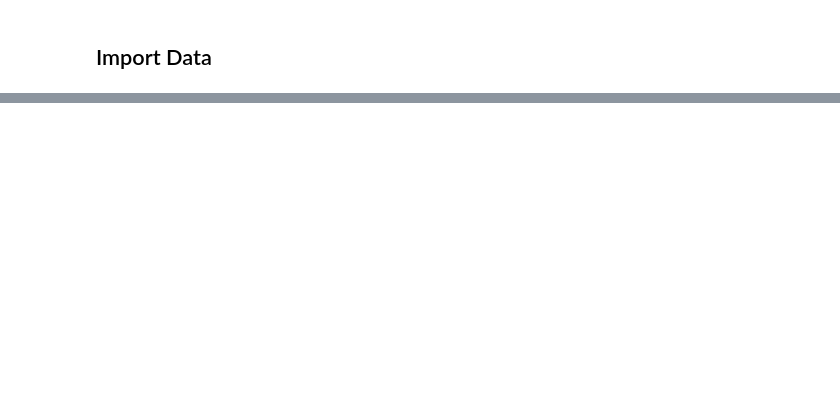
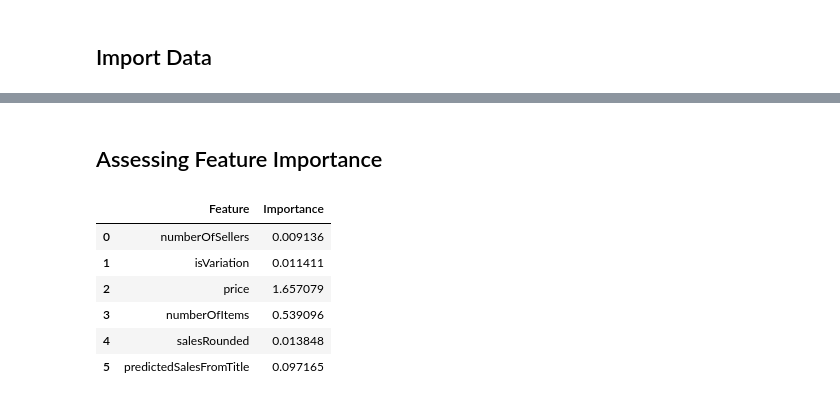
Before and after one commit to regulad/SmartScoutAmazonDataAnalysis, a Jupyter notebook: Amazon_Sales.ipynb, the cells around one changed output, grey strips where cells are left out. Saved outputs shown, nothing was run; the diff lists cells and outputs as text; code cells hidden in the pictures; blank space fills up the shorter version.

```diff
--- a/Amazon_Sales.ipynb
+++ b/Amazon_Sales.ipynb
@@ -250,0 +495,14 @@ InternalError: Failed copying input tensor from /job:localhost/replica:0/task:0/
+# %% [markdown]
+## Assessing Feature Importance
+# %%
+# Create a dataframe with the feature names and their importance
+df_importance = pd.DataFrame({'Feature': df_nn.drop(['sales'], axis=1).columns, 'Importance': abs(nn.layers[0].get_weights()[0].mean(axis=1))})
+df_importance
+# %% [output]
+|  | Feature | Importance |
+| 0 | numberOfSellers | 0.009136 |
+| 1 | isVariation | 0.011411 |
+| 2 | price | 1.657079 |
+| 3 | numberOfItems | 0.539096 |
+| 4 | salesRounded | 0.013848 |
+| 5 | predictedSalesFromTitle | 0.097165 |
```
Also changed, not shown: parts of 65 cells of this notebook, 2 other files.
